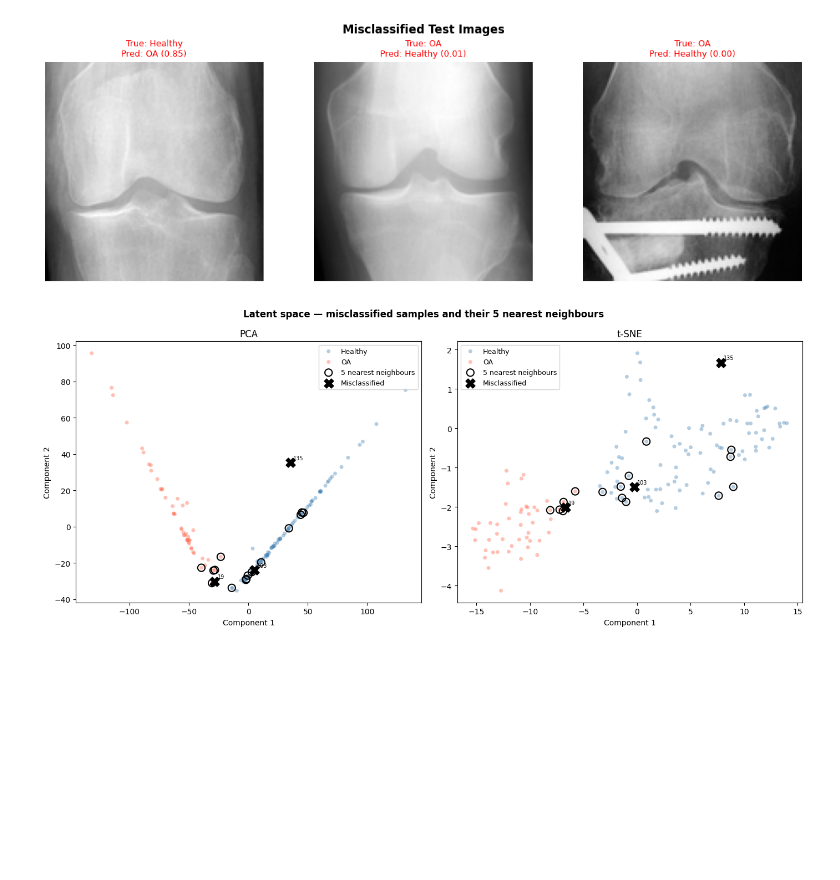
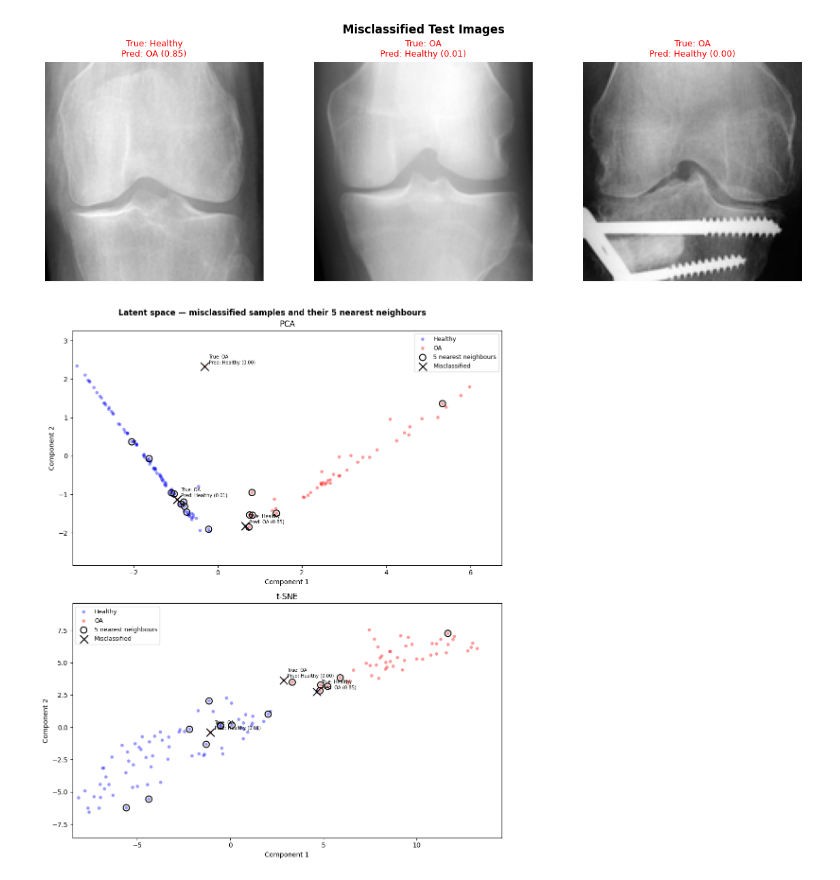
Before and after one commit to cornelka/ugentAI_kneeOA, a Jupyter notebook: notebooks/4_latentspace/latentspace.ipynb, the cells around one changed output. Saved outputs shown, nothing was run; the diff lists cells and outputs as text; code cells hidden in the pictures; blank space fills up the shorter version.

```diff
--- a/notebooks/4_latentspace/latentspace.ipynb
+++ b/notebooks/4_latentspace/latentspace.ipynb
@@ -192,6 +192,11 @@ print(f"Labels shape  : {all_labels.shape}")
 # %% [output]
 Feature matrix: (146, 128)
 Labels shape  : (146,)
+# %%
+# normalize the features
+from sklearn.preprocessing import StandardScaler
+
+features_scaled = StandardScaler().fit_transform(all_features)
 # %% [markdown]
 # 3. Dimensionality Reduction
 
@@ -200,7 +205,7 @@ plot both embeddings coloured by ground-truth label.
 Misclassified samples are additionally marked with a black cross (X).
 # %%
 pca = PCA(n_components=2, random_state=42)
-feats_pca = pca.fit_transform(all_features)
+feats_pca = pca.fit_transform(features_scaled)
 print(
     f"PCA explained variance: {pca.explained_variance_ratio_.round(3)} "
     f"(total {pca.explained_variance_ratio_.sum():.1%})"
@@ -210,6 +215,8 @@ PCA explained variance: [0.733 0.175] (total 90.8%)
 # %%
 tsne = TSNE(n_components=2, perplexity=30, random_state=42)
-feats_tsne = tsne.fit_transform(all_features)
+feats_tsne = tsne.fit_transform(features_scaled)
 print("t-SNE done")
+
+tsne.fit_transform(features_scaled)
 # %% [output]
 t-SNE done
@@ -216,6 +242,6 @@ t-SNE done
 # %%
 CLASS_NAMES = ["Healthy", "OA"]
-CLASS_COLORS = ["steelblue", "tomato"]
+CLASS_COLORS = ["blue", "red"]
 misc_mask = all_labels != all_preds
 
 fig, axes = plt.subplots(1, 2, figsize=(14, 6))
@@ -229,15 +255,15 @@ for ax, (emb, title) in zip(axes, [(feats_pca, "PCA"), (feats_tsne, "t-SNE")]):
             c=color,
             label=name,
             alpha=0.75,
-            s=35,
+            s=40,
             edgecolors="none",
         )
     ax.scatter(
         emb[misc_mask, 0],
         emb[misc_mask, 1],
-        marker="X",
+        marker="x",
         c="black",
-        s=120,
+        s=40,
         zorder=5,
         label="Misclassified",
     )
@@ -306,9 +342,9 @@ plt.show()
 # %%
 # 5 nearest neighbours in 128-dim feature space
 knn = NearestNeighbors(n_neighbors=6)  # 6 = self + 5 neighbours
-knn.fit(all_features)
+knn.fit(features_scaled)
 
-fig, axes = plt.subplots(1, 2, figsize=(14, 6))
+fig, axes = plt.subplots(2, 1, figsize=(10, 12))
 
 for ax, (emb, title) in zip(axes, [(feats_pca, "PCA"), (feats_tsne, "t-SNE")]):
     for cls, (name, color) in enumerate(zip(CLASS_NAMES, CLASS_COLORS)):
@@ -323,9 +359,11 @@ for ax, (emb, title) in zip(axes, [(feats_pca, "PCA"), (feats_tsne, "t-SNE")]):
             label=name,
         )
 
+    # collect all points of interest to compute zoom window
+    poi_x, poi_y = [], []
     first = True
     for idx in misc_idx:
-        _, nbr_idx = knn.kneighbors([all_features[idx]])
+        _, nbr_idx = knn.kneighbors([features_scaled[idx]])
         nbrs = nbr_idx[0][1:]  # exclude self
 
         ax.scatter(
@@ -338,34 +376,47 @@ for ax, (emb, title) in zip(axes, [(feats_pca, "PCA"), (feats_tsne, "t-SNE")]):
             label="5 nearest neighbours" if first else "",
         )
         ax.scatter(
             emb[idx, 0],
             emb[idx, 1],
-            marker="X",
+            marker="x",
             c="black",
             s=150,
             zorder=6,
             label="Misclassified" if first else "",
         )
+        label_text = (
+            f"True: {CLASS_NAMES[int(all_labels[idx])]}\n"
+            f"Pred: {CLASS_NAMES[int(all_preds[idx])]} ({all_probs[idx]:.2f})"
+        )
         ax.annotate(
-            str(idx),
+            label_text,
             emb[idx],
             fontsize=7,
             ha="left",
-            xytext=(4, 4),
+            color="black",
+            xytext=(6, 4),
             textcoords="offset points",
         )
+        poi_x.extend(emb[np.append(nbrs, idx), 0])
+        poi_y.extend(emb[np.append(nbrs, idx), 1])
         first = False
+
+    # zoom to the region of interest with padding
+    pad_x = (max(poi_x) - min(poi_x)) * 0.15 + 0.3
+    pad_y = (max(poi_y) - min(poi_y)) * 0.15 + 0.3
+    ax.set_xlim(min(poi_x) - pad_x, max(poi_x) + pad_x)
+    ax.set_ylim(min(poi_y) - pad_y, max(poi_y) + pad_y)
 
     ax.set_title(title, fontsize=12)
     ax.legend(fontsize=9)
     ax.set_xlabel("Component 1")
     ax.set_ylabel("Component 2")
 
 plt.suptitle(
     "Latent space — misclassified samples and their 5 nearest neighbours",
     fontweight="bold",
 )
 plt.tight_layout()
 plt.show()
 # %% [output]
-[figure, old version]
+[figure, new version]
```
Also changed, not shown: parts of 11 cells of this notebook.
